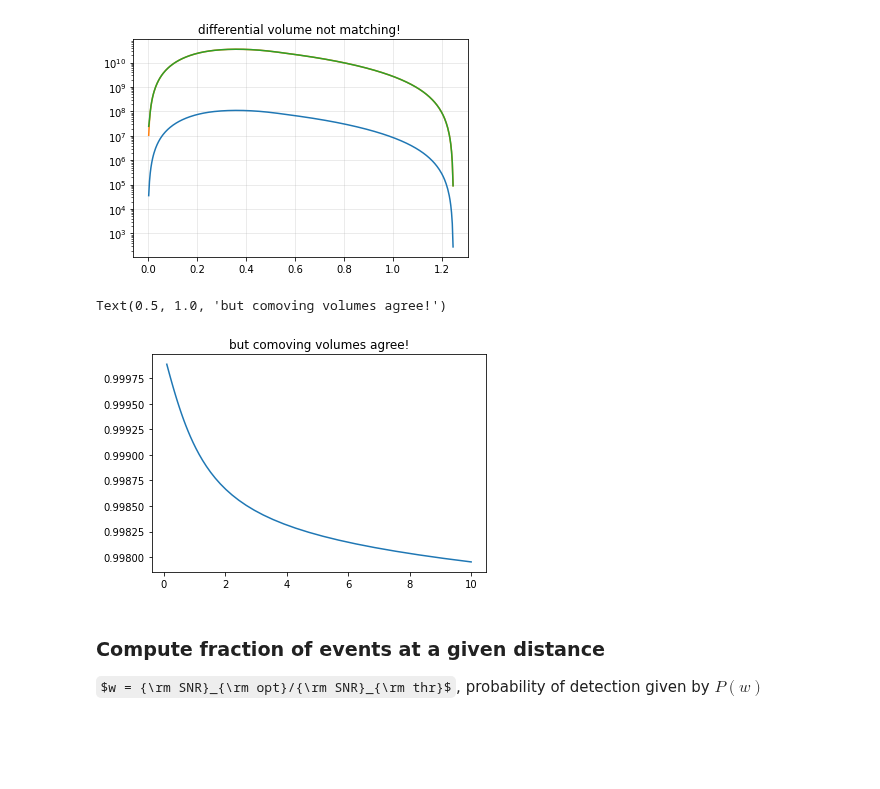
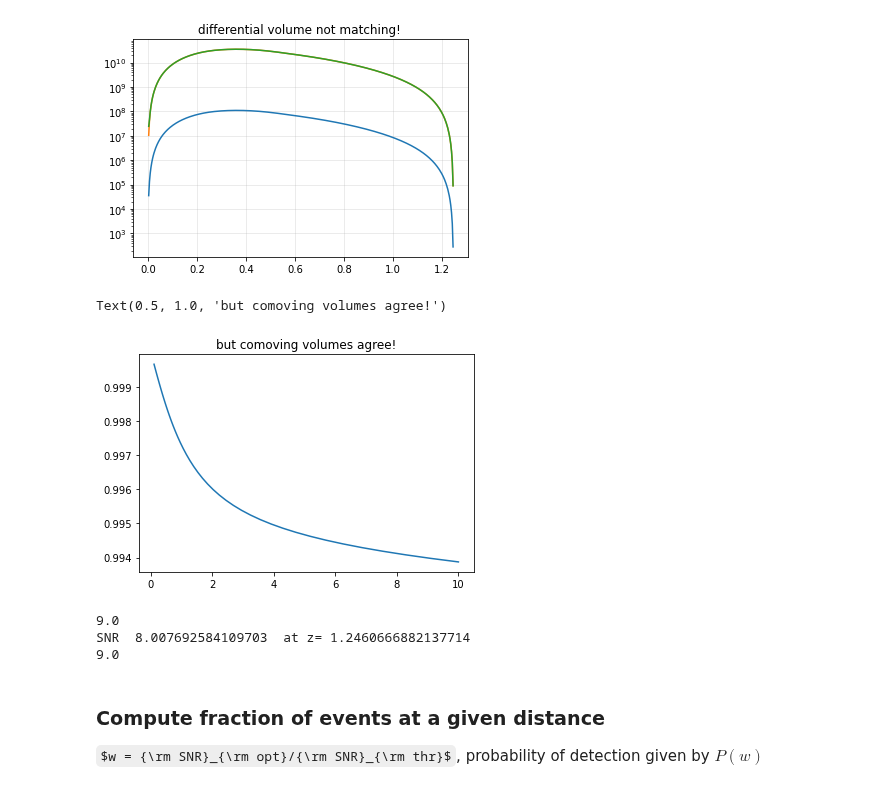
Before and after one commit to Richard-Sti/GSHE_public, a Jupyter notebook: scripts/prospective_constraints.ipynb, the cells around one changed output. Saved outputs shown, nothing was run; the diff lists cells and outputs as text; code cells hidden in the pictures; some formulas as TeX source; blank space fills up the shorter version.

```diff
--- a/scripts/prospective_constraints.ipynb
+++ b/scripts/prospective_constraints.ipynb
@@ -486,16 +242,61 @@ Text(0.5, 1.0, 'differential volume not matching! ')
 # %%
 z = np.geomspace(0.1,10,50)
 
 V1 = cosmo.comoving_volume(z)/u.Mpc
 V2 = gwhor.de.comoving_volume_de(z,**gwhor.cosmo)
 
 #plt.loglog(z,V1); plt.loglog(z,V2)
 
-plt.plot(z,DL1/DL2)
+plt.plot(z,V1/V2)
 plt.title('but comoving volumes agree!')
 # %% [output]
 Text(0.5, 1.0, 'but comoving volumes agree!')
-[figure, old version]
+[figure, new version]
+# %%
+#trying to debug
+
+m1 = 30
+m2 = 30
+
+snr_th = 8
+
+fmin=10.
+fref=10.
+df=1.
+maximum_freq = 1e3
+approx = gwhor.ls.IMRPhenomD
+
+
+
+n_zstep=400
+
+asdfile = '/home/miguel/code/utils/distancetool/data/aLIGO/Advanced_LIGO_Design.txt'
+
+
+z_hor = fc.guess_z_horizon(m1,m2, asdfile, snr_th = 8,fmin=10.,fref=10.,df=1.,maximum_freq = 1e3,approx = gwhor.ls.IMRPhenomD)
+
+input_freq,strain=np.loadtxt(asdfile,unpack=True,usecols=[0,1])
+print(min(input_freq))
+minimum_freq=np.maximum(min(input_freq),fmin)
+maximum_freq=np.minimum(max(input_freq),5000.)
+interpolate_psd = interp1d(input_freq, strain**2)
+
+
+z,dz=np.linspace(z_hor,0,n_zstep,endpoint=False,retstep=True)
+dz=abs(dz)
+unit_volume=np.zeros(np.size(z)); compensate_detect_frac=np.zeros(np.size(z))
+for i in range(0,np.size(z)):
+    hplus_tilda,hcross_tilda,freqs = gwhor.get_htildas((1.+z[i])*m1,(1.+z[i])*m2, gwhor.de.luminosity_distance_de(z[i],**gwhor.cosmo) ,fmin=fmin,fref=fref,df=df,approx=approx)
+    fsel = np.logical_and(freqs>minimum_freq,freqs<maximum_freq)
+    psd_interp = interpolate_psd(freqs[fsel])
+    optsnr_z= gwhor.compute_horizonSNR(hplus_tilda,psd_interp,fsel,df)
+    w=snr_th/optsnr_z
+    compensate_detect_frac[i]=fc.prob_detect(w)
+    unit_volume[i]=(gwhor.de.comoving_volume_de(z[i]+dz/2.,**gwhor.cosmo)-gwhor.de.comoving_volume_de(z[i]-dz/2.,**gwhor.cosmo))/(1.+z[i])*fc.prob_detect(w)
+# %% [output]
+9.0
+SNR  8.007692584109703  at z= 1.2460666882137714
+9.0
 # %% [markdown]
 ### Compute fraction of events at a given distance
 
```
Also changed, not shown: parts of 42 cells of this notebook, 1 other file.
